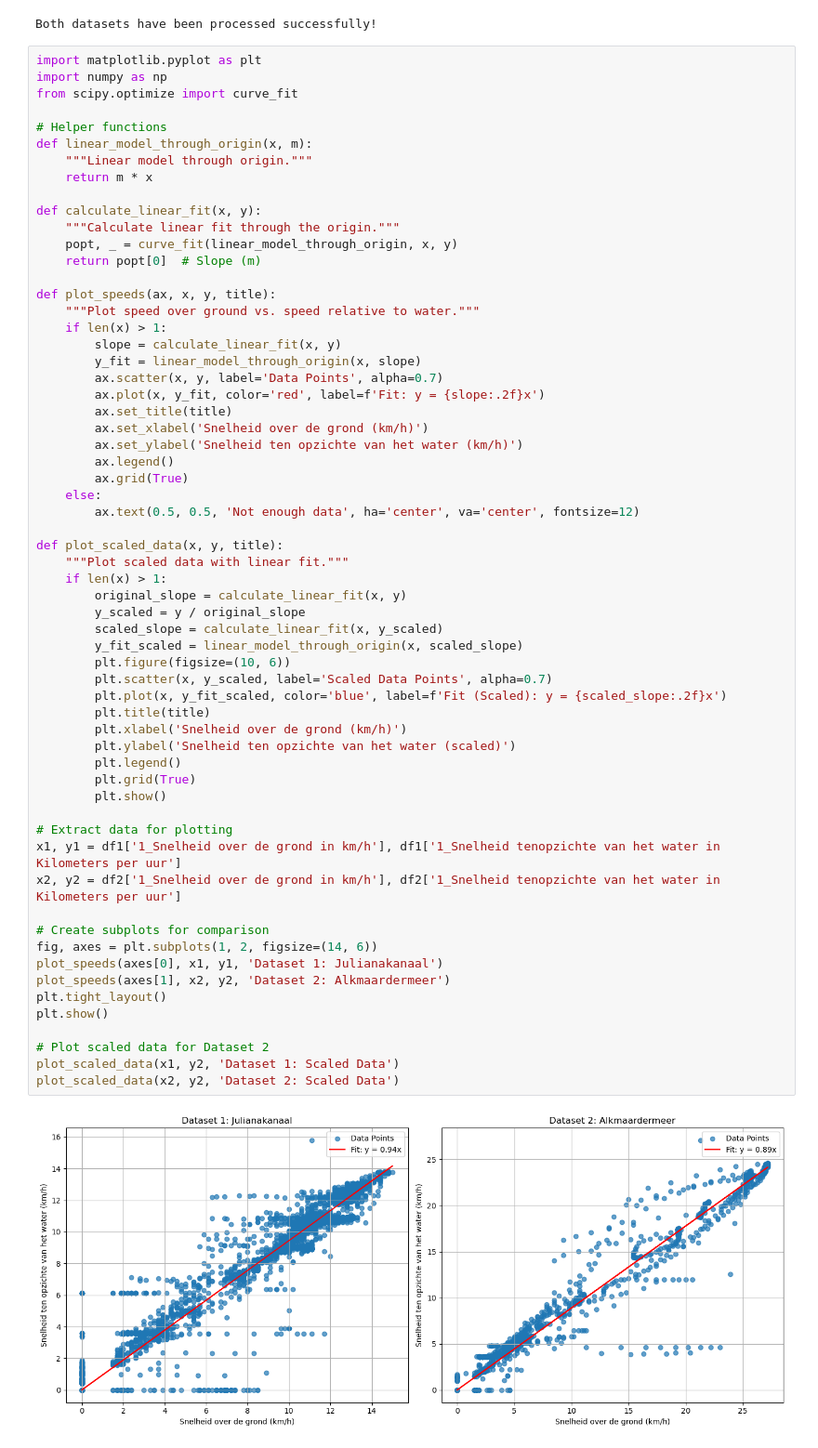
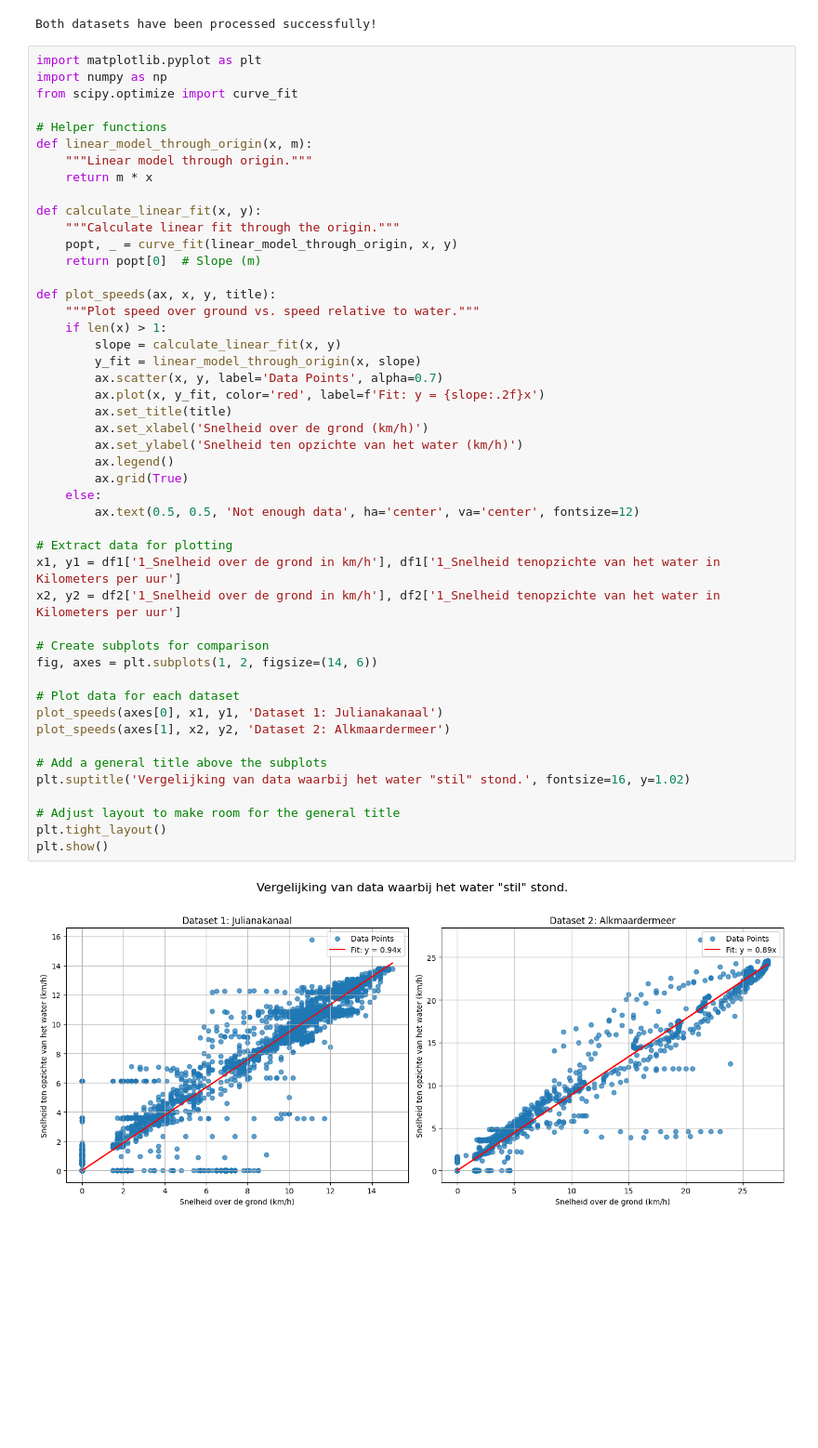
Before and after one commit to Qrax/Clean_Mobility, a Jupyter notebook: main.ipynb, the cells around one changed output. Shown at 93% size. Drawn from its saved outputs; the diff is of its cells as text; blank space fills up the shorter version.

Commit message:
Paar plots gemaakt die kijken naar verschil tussen Julianenkanaal en Alkmaardermeer

```diff
--- a/main.ipynb
+++ b/main.ipynb
@@ -63,52 +67,38 @@ def calculate_linear_fit(x, y):
     """Calculate linear fit through the origin."""
     popt, _ = curve_fit(linear_model_through_origin, x, y)
     return popt[0]  # Slope (m)
 
 def plot_speeds(ax, x, y, title):
     """Plot speed over ground vs. speed relative to water."""
     if len(x) > 1:
         slope = calculate_linear_fit(x, y)
         y_fit = linear_model_through_origin(x, slope)
         ax.scatter(x, y, label='Data Points', alpha=0.7)
         ax.plot(x, y_fit, color='red', label=f'Fit: y = {slope:.2f}x')
         ax.set_title(title)
         ax.set_xlabel('Snelheid over de grond (km/h)')
         ax.set_ylabel('Snelheid ten opzichte van het water (km/h)')
         ax.legend()
         ax.grid(True)
     else:
         ax.text(0.5, 0.5, 'Not enough data', ha='center', va='center', fontsize=12)
 
-def plot_scaled_data(x, y, title):
-    """Plot scaled data with linear fit."""
-    if len(x) > 1:
-        original_slope = calculate_linear_fit(x, y)
-        y_scaled = y / original_slope
-        scaled_slope = calculate_linear_fit(x, y_scaled)
-        y_fit_scaled = linear_model_through_origin(x, scaled_slope)
-        plt.figure(figsize=(10, 6))
-        plt.scatter(x, y_scaled, label='Scaled Data Points', alpha=0.7)
-        plt.plot(x, y_fit_scaled, color='blue', label=f'Fit (Scaled): y = {scaled_slope:.2f}x')
-        plt.title(title)
-        plt.xlabel('Snelheid over de grond (km/h)')
-        plt.ylabel('Snelheid ten opzichte van het water (scaled)')
-        plt.legend()
-        plt.grid(True)
-        plt.show()
-
 # Extract data for plotting
 x1, y1 = df1['1_Snelheid over de grond in km/h'], df1['1_Snelheid tenopzichte van het water in Kilometers per uur']
 x2, y2 = df2['1_Snelheid over de grond in km/h'], df2['1_Snelheid tenopzichte van het water in Kilometers per uur']
 
 # Create subplots for comparison
 fig, axes = plt.subplots(1, 2, figsize=(14, 6))
+
+# Plot data for each dataset
 plot_speeds(axes[0], x1, y1, 'Dataset 1: Julianakanaal')
 plot_speeds(axes[1], x2, y2, 'Dataset 2: Alkmaardermeer')
+
+# Add a general title above the subplots
+plt.suptitle('Vergelijking van data waarbij het water "stil" stond.', fontsize=16, y=1.02)
+
+# Adjust layout to make room for the general title
 plt.tight_layout()
 plt.show()
-
-# Plot scaled data for Dataset 2
-plot_scaled_data(x1, y2, 'Dataset 1: Scaled Data')
-plot_scaled_data(x2, y2, 'Dataset 2: Scaled Data')
 # %% [output]
-[figure, old version]
+[figure, new version]
```
Also changed, not shown: parts of 5 cells of this notebook.
